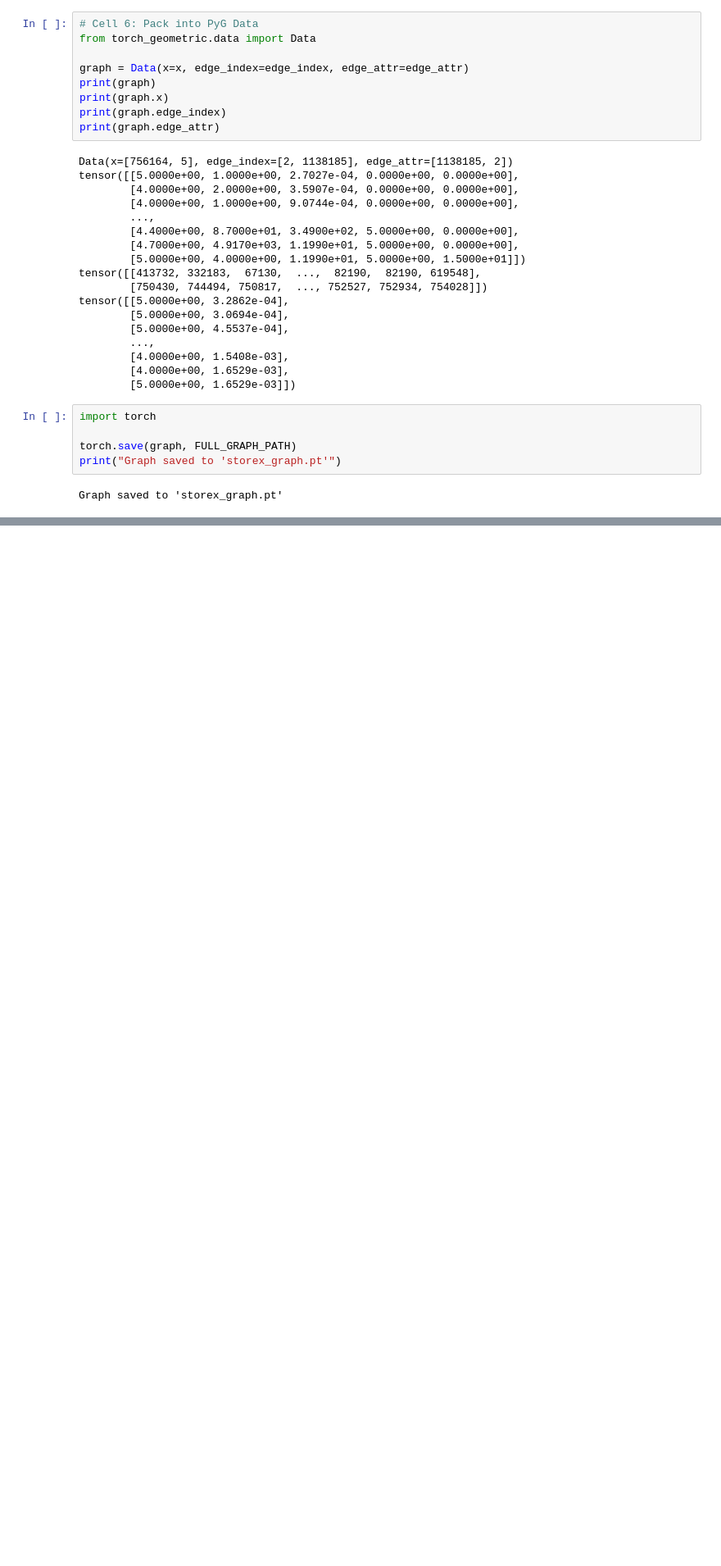
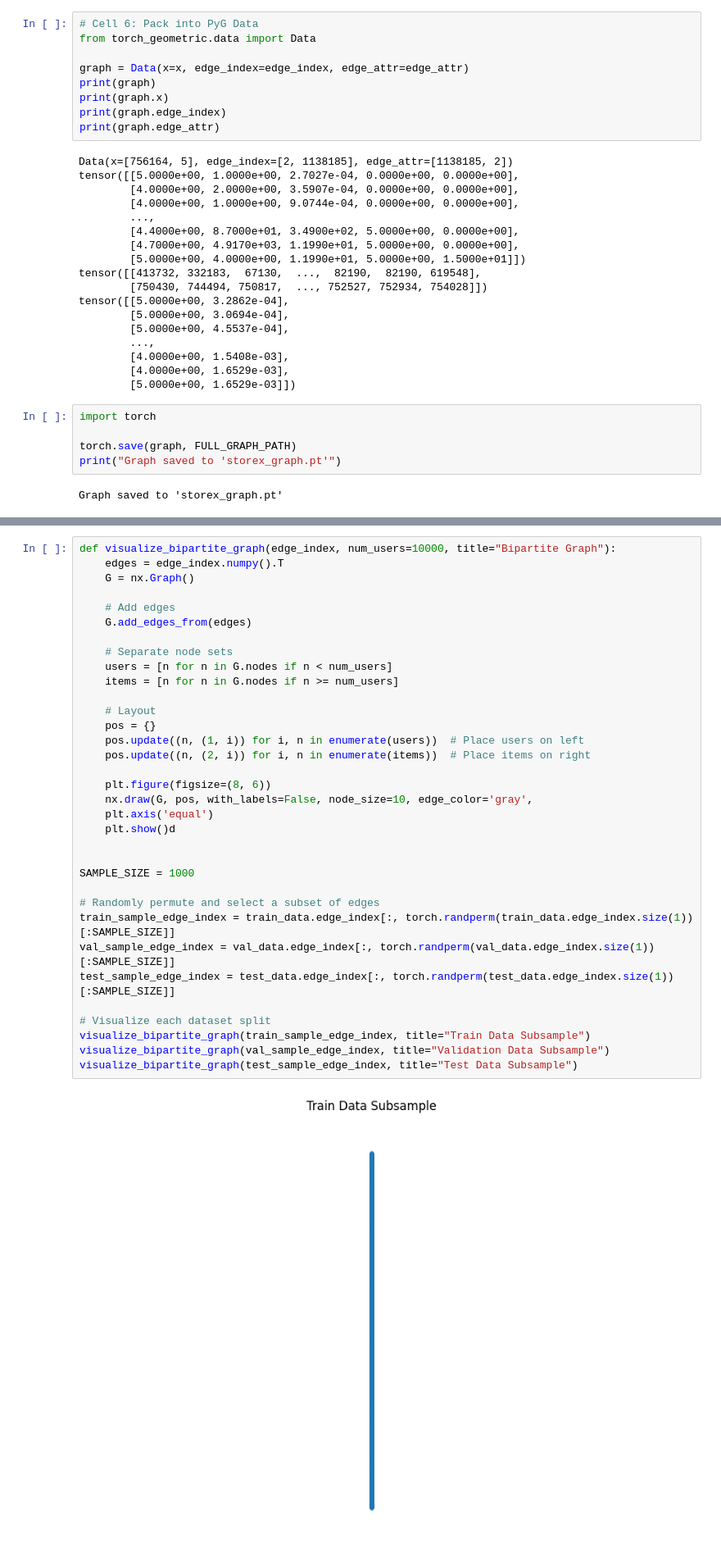
Before and after one commit to AbdalrhmanBasel/AiStore, a Jupyter notebook: Recommender_V1/notebooks/build_graph.ipynb, the cells around one changed output, grey strips where cells are left out. Shown at 82% size. Drawn from its saved outputs; the diff is of its cells as text; blank space fills up the shorter version.

```diff
--- a/Recommender_V1/notebooks/build_graph.ipynb
+++ b/Recommender_V1/notebooks/build_graph.ipynb
@@ -329,0 +442,36 @@ KeyboardInterrupt:
+# %%
+def visualize_bipartite_graph(edge_index, num_users=10000, title="Bipartite Graph"):
+    edges = edge_index.numpy().T
+    G = nx.Graph()
+
+    # Add edges
+    G.add_edges_from(edges)
+
+    # Separate node sets
+    users = [n for n in G.nodes if n < num_users]
+    items = [n for n in G.nodes if n >= num_users]
+
+    # Layout
+    pos = {}
+    pos.update((n, (1, i)) for i, n in enumerate(users))  # Place users on left
+    pos.update((n, (2, i)) for i, n in enumerate(items))  # Place items on right
+
+    plt.figure(figsize=(8, 6))
+    nx.draw(G, pos, with_labels=False, node_size=10, edge_color='gray',
+    plt.axis('equal')
+    plt.show()d
+
+
+SAMPLE_SIZE = 1000
+
+# Randomly permute and select a subset of edges
+train_sample_edge_index = train_data.edge_index[:, torch.randperm(train_data.edge_index.size(1))[:SAMPLE_SIZE]]
+val_sample_edge_index = val_data.edge_index[:, torch.randperm(val_data.edge_index.size(1))[:SAMPLE_SIZE]]
+test_sample_edge_index = test_data.edge_index[:, torch.randperm(test_data.edge_index.size(1))[:SAMPLE_SIZE]]
+
+# Visualize each dataset split
+visualize_bipartite_graph(train_sample_edge_index, title="Train Data Subsample")
+visualize_bipartite_graph(val_sample_edge_index, title="Validation Data Subsample")
+visualize_bipartite_graph(test_sample_edge_index, title="Test Data Subsample")
+# %% [output]
+[figure, added]
```
Also changed, not shown: parts of 10 cells of this notebook, 11 other files.
